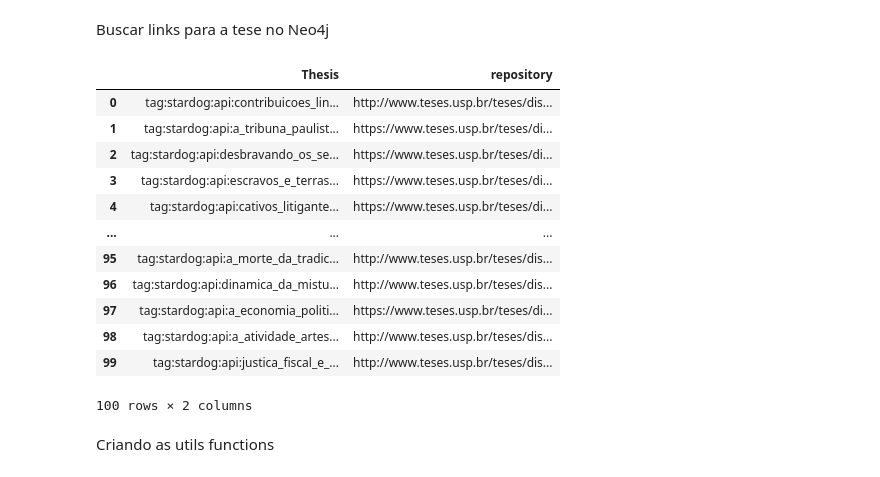
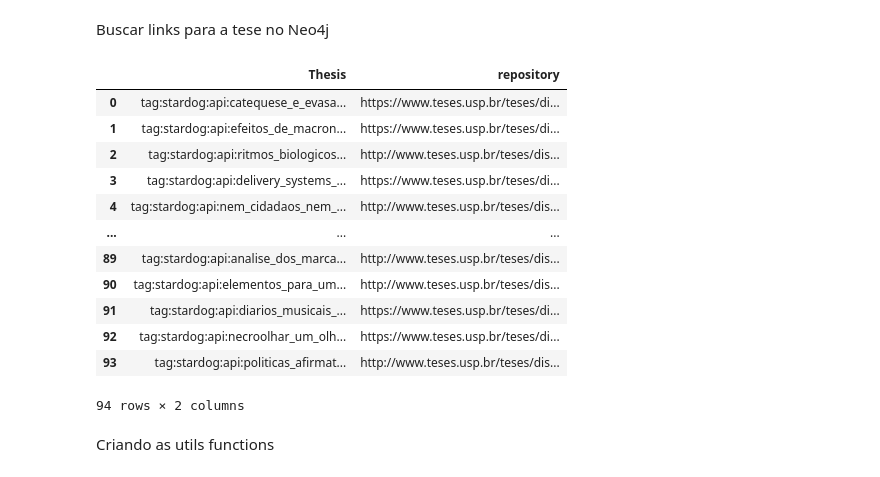
Before and after one commit to fabiocorreacordeiro/Indigenous-Slavery-KG, a Jupyter notebook: data/crawler_bibliotecas/USP/(rascunho)crawler CSV load 2.ipynb, the cells around one changed output. Saved outputs shown, nothing was run; the diff lists cells and outputs as text; code cells hidden in the pictures.

```diff
--- a/data/crawler_bibliotecas/USP/(rascunho)crawler CSV load 2.ipynb
+++ b/data/crawler_bibliotecas/USP/(rascunho)crawler CSV load 2.ipynb
@@ -37,33 +37,33 @@ Buscar links para a tese no Neo4j
 # %%
 query1 = """
 MATCH (t:Thesis)-[:publisher]-(uni:University{uri:'tag:stardog:api:USP'})
 WHERE NOT EXISTS {(t{processed:true})}
 RETURN distinct(t["uri"]) as Thesis, t["repository"] as repository
 """
 
 graph = GraphDatabase.driver(NEO4J_URL, auth=(NEO4J_USERNAME, NEO4J_PASSWORD))
 results = graph.execute_query(query1).records
 graph.close()
 
 #results = graph.query(query2)
 # Convert the results to a DataFrame
 thesis_repository = pd.DataFrame(results, columns=["Thesis", "repository"])
-thesis_repository = thesis_repository[1100:1200].reset_index(drop=True)
+thesis_repository = thesis_repository[206:300].reset_index(drop=True)
 thesis_repository
 # %% [output]
 |  | Thesis | repository |
-| 0 | tag:stardog:api:contribuicoes_lin... | http://www.teses.usp.br/teses/dis... |
-| 1 | tag:stardog:api:a_tribuna_paulist... | https://www.teses.usp.br/teses/di... |
-| 2 | tag:stardog:api:desbravando_os_se... | https://www.teses.usp.br/teses/di... |
-| 3 | tag:stardog:api:escravos_e_terras... | https://www.teses.usp.br/teses/di... |
-| 4 | tag:stardog:api:cativos_litigante... | https://www.teses.usp.br/teses/di... |
+| 0 | tag:stardog:api:catequese_e_evasa... | https://www.teses.usp.br/teses/di... |
+| 1 | tag:stardog:api:efeitos_de_macron... | https://www.teses.usp.br/teses/di... |
+| 2 | tag:stardog:api:ritmos_biologicos... | http://www.teses.usp.br/teses/dis... |
+| 3 | tag:stardog:api:delivery_systems_... | https://www.teses.usp.br/teses/di... |
+| 4 | tag:stardog:api:nem_cidadaos_nem_... | http://www.teses.usp.br/teses/dis... |
 | ... | ... | ... |
-| 95 | tag:stardog:api:a_morte_da_tradic... | http://www.teses.usp.br/teses/dis... |
-| 96 | tag:stardog:api:dinamica_da_mistu... | http://www.teses.usp.br/teses/dis... |
-| 97 | tag:stardog:api:a_economia_politi... | https://www.teses.usp.br/teses/di... |
-| 98 | tag:stardog:api:a_atividade_artes... | http://www.teses.usp.br/teses/dis... |
-| 99 | tag:stardog:api:justica_fiscal_e_... | http://www.teses.usp.br/teses/dis... |
+| 89 | tag:stardog:api:analise_dos_marca... | http://www.teses.usp.br/teses/dis... |
+| 90 | tag:stardog:api:elementos_para_um... | http://www.teses.usp.br/teses/dis... |
+| 91 | tag:stardog:api:diarios_musicais_... | https://www.teses.usp.br/teses/di... |
+| 92 | tag:stardog:api:necroolhar_um_olh... | https://www.teses.usp.br/teses/di... |
+| 93 | tag:stardog:api:politicas_afirmat... | http://www.teses.usp.br/teses/dis... |
-100 rows × 2 columns
+94 rows × 2 columns
 # %% [markdown]
 Criando as utils functions
 # %%
```
Also changed, not shown: parts of 2 cells of this notebook, 2 other files.
